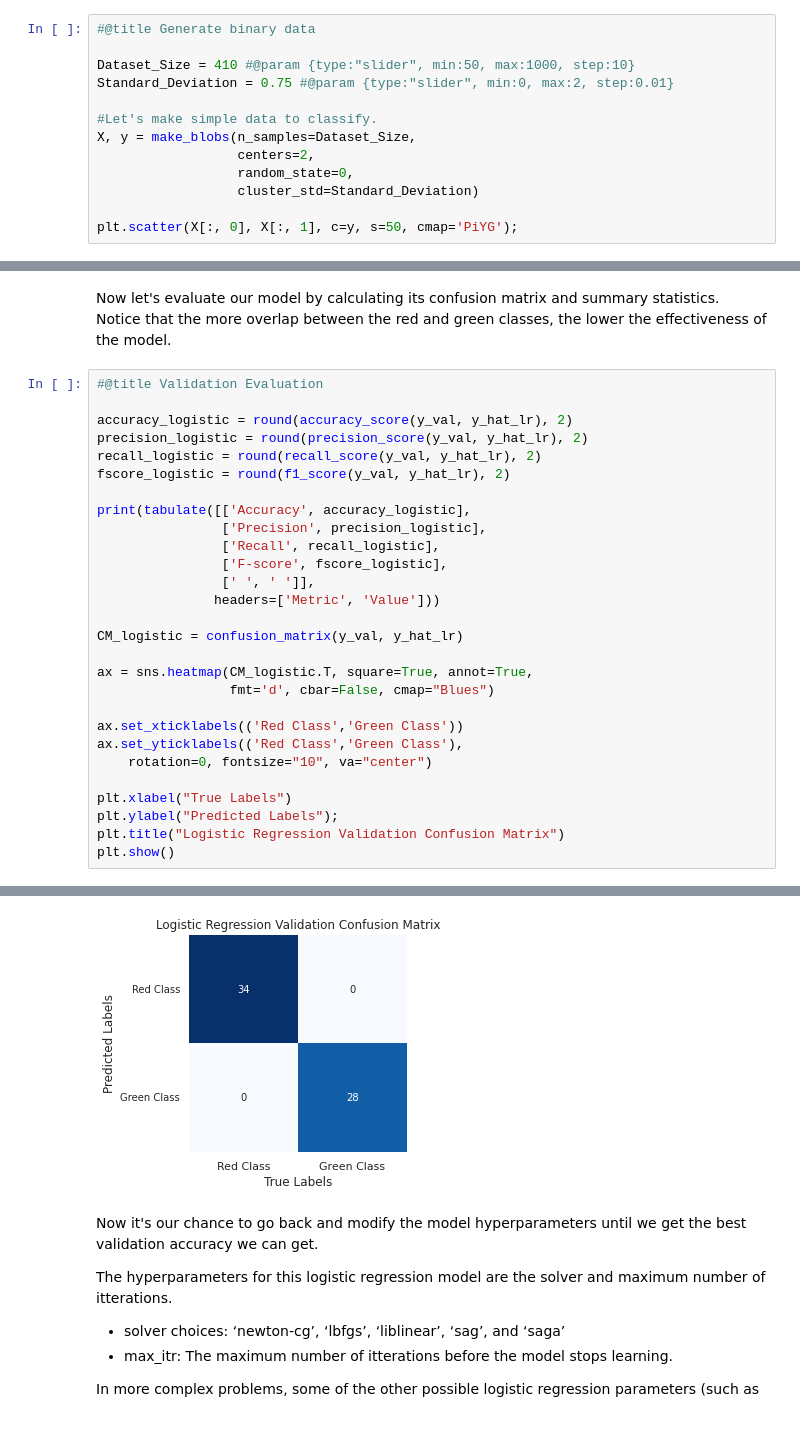
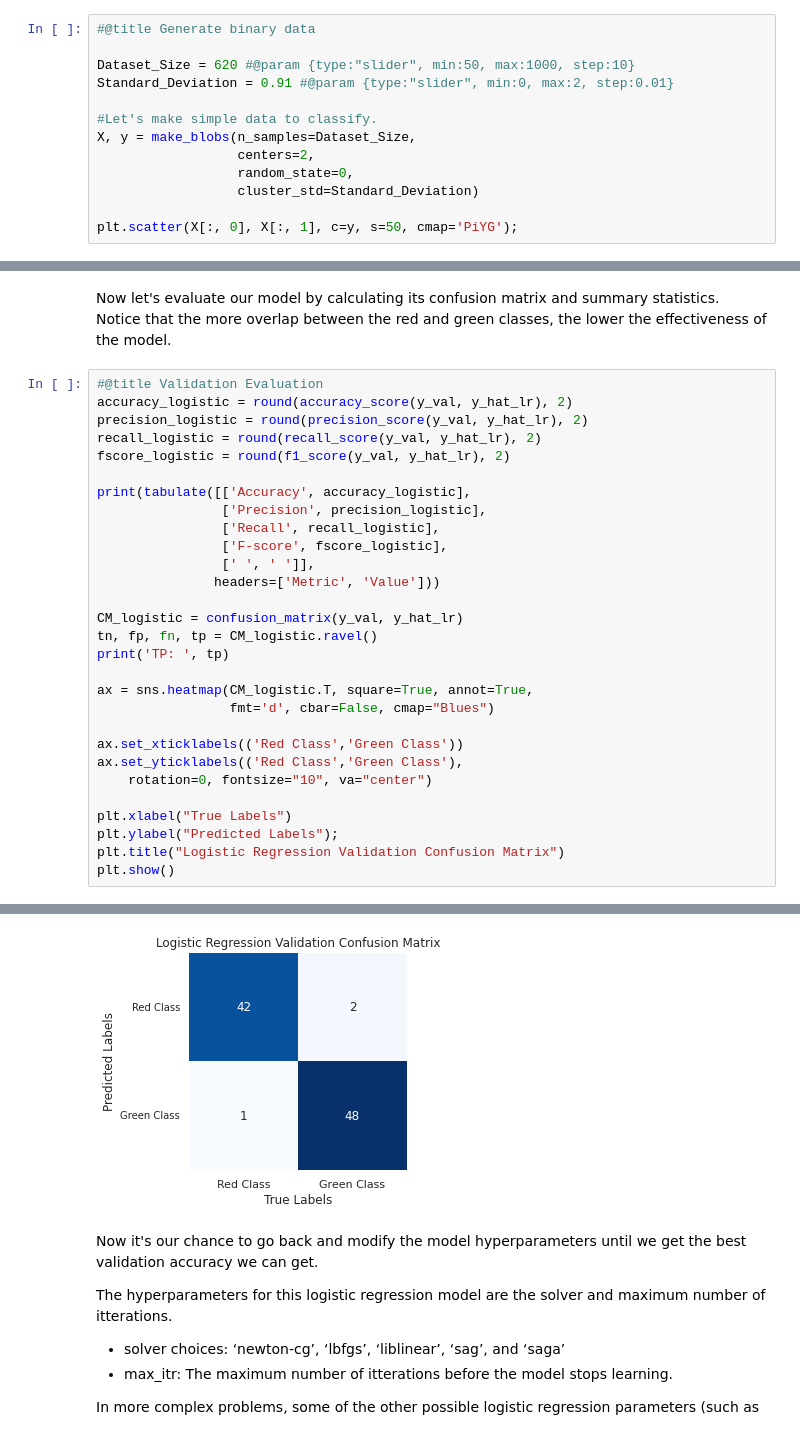
Before and after one commit to kpjaskie/SenSIP21, a Jupyter notebook: 5_Machine_Learning_Classification.ipynb, the cells around one changed output, grey strips where cells are left out. Cells and saved outputs as stored; diff of their text form.

```diff
--- a/5_Machine_Learning_Classification.ipynb
+++ b/5_Machine_Learning_Classification.ipynb
@@ -48,8 +54,8 @@ The classifier models that we'll learn below will perform best if the data is we
 # %%
 #@title Generate binary data
 
-Dataset_Size = 410 #@param {type:"slider", min:50, max:1000, step:10}
-Standard_Deviation = 0.75 #@param {type:"slider", min:0, max:2, step:0.01}
+Dataset_Size = 620 #@param {type:"slider", min:50, max:1000, step:10}
+Standard_Deviation = 0.91 #@param {type:"slider", min:0, max:2, step:0.01}
 
 #Let's make simple data to classify.
 X, y = make_blobs(n_samples=Dataset_Size,
@@ -509,7 +509,6 @@ plt.scatter(X_val[:, 0], X_val[:, 1], c=y_hat_lr, s=50, cmap='PiYG');
 Now let's evaluate our model by calculating its confusion matrix and summary statistics.  Notice that the more overlap between the red and green classes, the lower the effectiveness of the model.
 # %%
 #@title Validation Evaluation
-
 accuracy_logistic = round(accuracy_score(y_val, y_hat_lr), 2)
 precision_logistic = round(precision_score(y_val, y_hat_lr), 2)
 recall_logistic = round(recall_score(y_val, y_hat_lr), 2)
@@ -523,6 +522,8 @@ print(tabulate([['Accuracy', accuracy_logistic],
                headers=['Metric', 'Value']))
 
 CM_logistic = confusion_matrix(y_val, y_hat_lr)
+tn, fp, fn, tp = CM_logistic.ravel()
+print('TP: ', tp)
 
 ax = sns.heatmap(CM_logistic.T, square=True, annot=True,
                  fmt='d', cbar=False, cmap="Blues")
@@ -545,4 +548,4 @@ F-score    1.0
-[figure, old version]
+[figure, new version]
 # %% [markdown]
 Now it's our chance to go back and modify the model hyperparameters until we get the best validation accuracy we can get.
 
```
Also changed, not shown: parts of 38 cells of this notebook.
